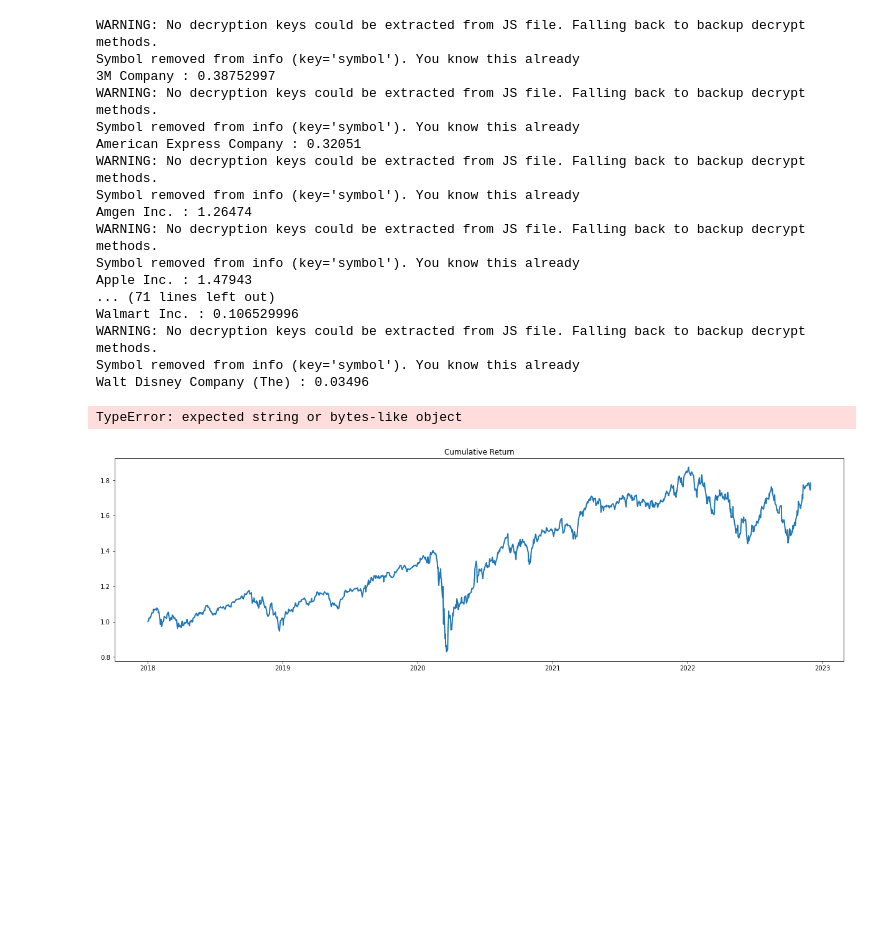
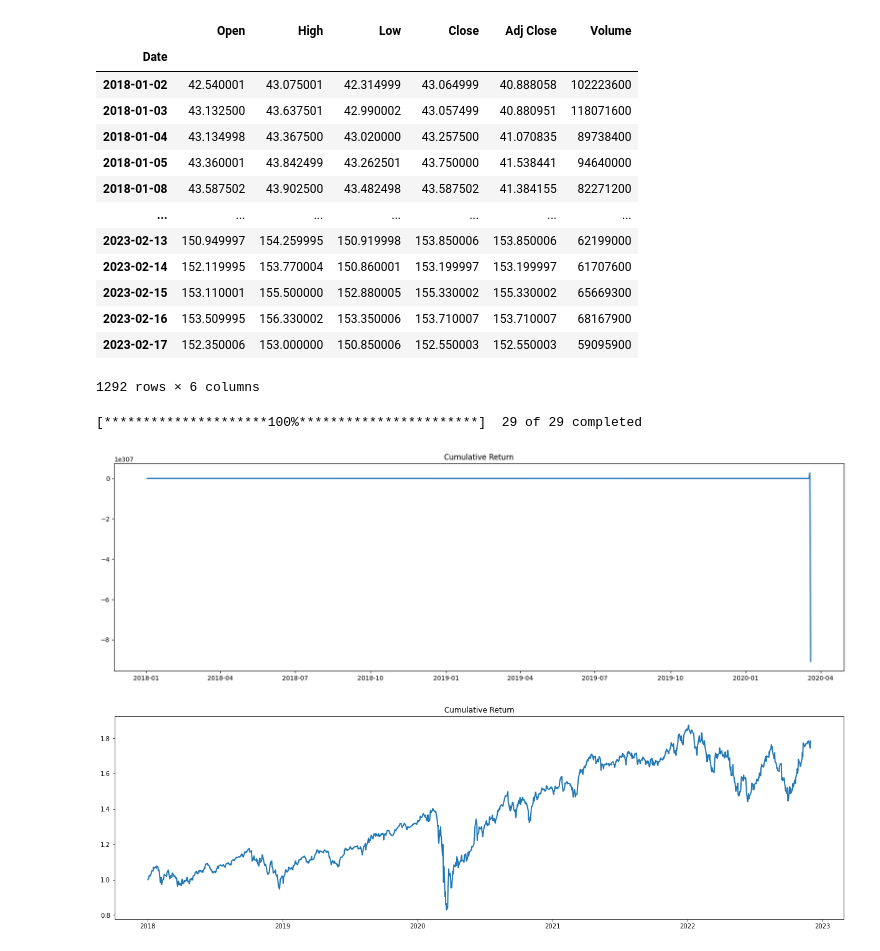
Before and after one commit to ijarpa/Data_Proyects, a Jupyter notebook: Stocks_portfolio/Portfolio_optimization.ipynb, the cells around one changed output. Saved outputs shown, nothing was run; the diff lists cells and outputs as text; code cells hidden in the pictures; blank space fills up the shorter version.

Commit message:
ETL data Games

```diff
--- a/Stocks_portfolio/Portfolio_optimization.ipynb
+++ b/Stocks_portfolio/Portfolio_optimization.ipynb
@@ -7,3 +11,20 @@ import csv
+# %%
+historical_data
+# %% [output]
+|  | Open | High | Low | Close | Adj Close | Volume |
+| Date |  |  |  |  |  |  |
+| 2018-01-02 | 42.540001 | 43.075001 | 42.314999 | 43.064999 | 40.888058 | 102223600 |
+| 2018-01-03 | 43.132500 | 43.637501 | 42.990002 | 43.057499 | 40.880951 | 118071600 |
+| 2018-01-04 | 43.134998 | 43.367500 | 43.020000 | 43.257500 | 41.070835 | 89738400 |
+| 2018-01-05 | 43.360001 | 43.842499 | 43.262501 | 43.750000 | 41.538441 | 94640000 |
+| 2018-01-08 | 43.587502 | 43.902500 | 43.482498 | 43.587502 | 41.384155 | 82271200 |
+| ... | ... | ... | ... | ... | ... | ... |
+| 2023-02-13 | 150.949997 | 154.259995 | 150.919998 | 153.850006 | 153.850006 | 62199000 |
+| 2023-02-14 | 152.119995 | 153.770004 | 150.860001 | 153.199997 | 153.199997 | 61707600 |
+| 2023-02-15 | 153.110001 | 155.500000 | 152.880005 | 155.330002 | 155.330002 | 65669300 |
+| 2023-02-16 | 153.509995 | 156.330002 | 153.350006 | 153.710007 | 153.710007 | 68167900 |
+| 2023-02-17 | 152.350006 | 153.000000 | 150.850006 | 152.550003 | 152.550003 | 59095900 |
+1292 rows × 6 columns
 # %%
 #choose stocks with highest RoE
 stocklist = []
@@ -16,60 +37,30 @@ with open ('list_stocks.csv', 'rt') as stocks_csv: #read the companies of s&p 50
         line = i.split(';')
         stocklist.append(line[1].strip())
         stocks_name.append(line[0].strip())
-
-
-def RoE(ticker):
-    data = yf.Ticker(ticker)
-    roe = data.info['returnOnEquity'] #roe
-    name = data.info['shortName'] #company name
-    symbol = data.info['symbol'] #symbol
-    roe_list = [name, symbol, roe]
-    if roe_list not in stocksroe:
-        stocksroe.append(roe_list)
-    print(name, ":", roe)
-
-def main():
-    for i in stocklist:
-        RoE(i)
-
-if __name__ == "__main__":
-    main()
-# %% [output]
-WARNING: No decryption keys could be extracted from JS file. Falling back to backup decrypt methods.
-Symbol removed from info (key='symbol'). You know this already
-3M Company : 0.38752997
-WARNING: No decryption keys could be extracted from JS file. Falling back to backup decrypt methods.
-Symbol removed from info (key='symbol'). You know this already
-American Express Company : 0.32051
-WARNING: No decryption keys could be extracted from JS file. Falling back to backup decrypt methods.
-Symbol removed from info (key='symbol'). You know this already
-Amgen Inc. : 1.26474
-WARNING: No decryption keys could be extracted from JS file. Falling back to backup decrypt methods.
-Symbol removed from info (key='symbol'). You know this already
-Apple Inc. : 1.47943
-... (71 lines left out)
-Walmart Inc. : 0.106529996
-WARNING: No decryption keys could be extracted from JS file. Falling back to backup decrypt methods.
-Symbol removed from info (key='symbol'). You know this already
-Walt Disney Company (The) : 0.03496
 # %%
-sorted_roe = sorted(stocksroe, key=lambda x: str(x[2]), reverse=True)
-top_companies = []
-for x in sorted_roe:
-    if x[2] != None:
-        top_companies.append(x)
-top_companies = list(map(lambda x: x[1], sorted_roe[0:5]))
 
-stocks = top_companies
-weights = [0.2, 0.2, 0.2, 0.2, 0.2] #percentage of the components in portfolio
+stocks = stocklist
+#weights = [0.2, 0.2, 0.2, 0.2, 0.2] #percentage of the components in portfolio
 
 historical_data = yf.download(stocks, start='2018-01-01') #download data from date selected
 
 close_price = historical_data['Close'].pct_change() #percentage of return between open price and close price
-portfolio_return = (close_price * weights).sum(axis=1)
+portfolio_return = (close_price * len(stocks)).sum(axis=1)
 cumulative_return = (portfolio_return + 1).cumprod()
 # %% [output]
-TypeError: expected string or bytes-like object
+[*********************100%***********************]  29 of 29 completed
+# %%
+#data visualization
+x = cumulative_return.keys()
+y = cumulative_return
+
+fig, ax = plt.subplots(figsize=(21,6))
+ax.plot(x, y, linewidth=2.0)
+ax.set_title('Cumulative Return')
+
+plt.show()
+# %% [output]
+[figure, added]
 # %%
 #data visualization
 x = cumulative_return.keys()
```
Also changed, not shown: parts of 3 cells of this notebook, 26 other files.
